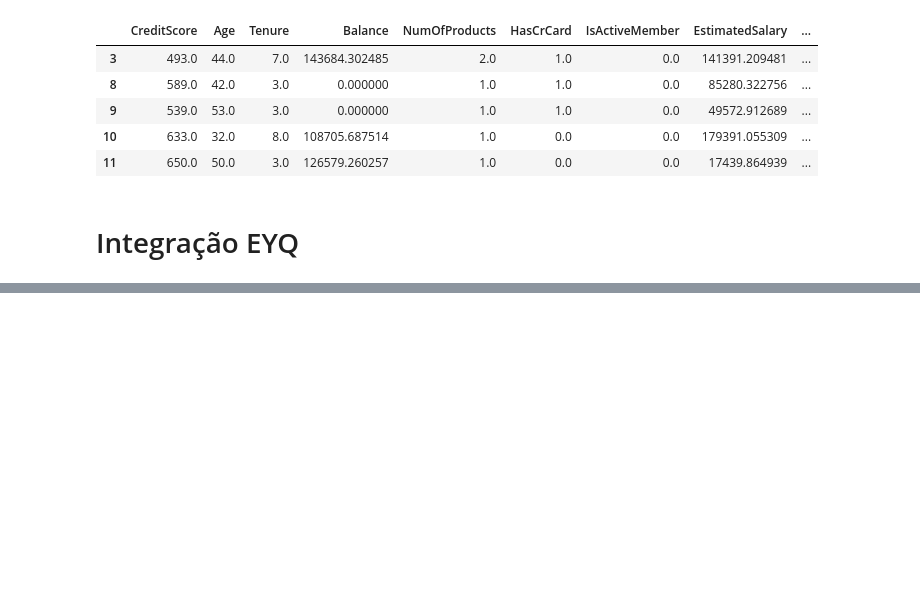
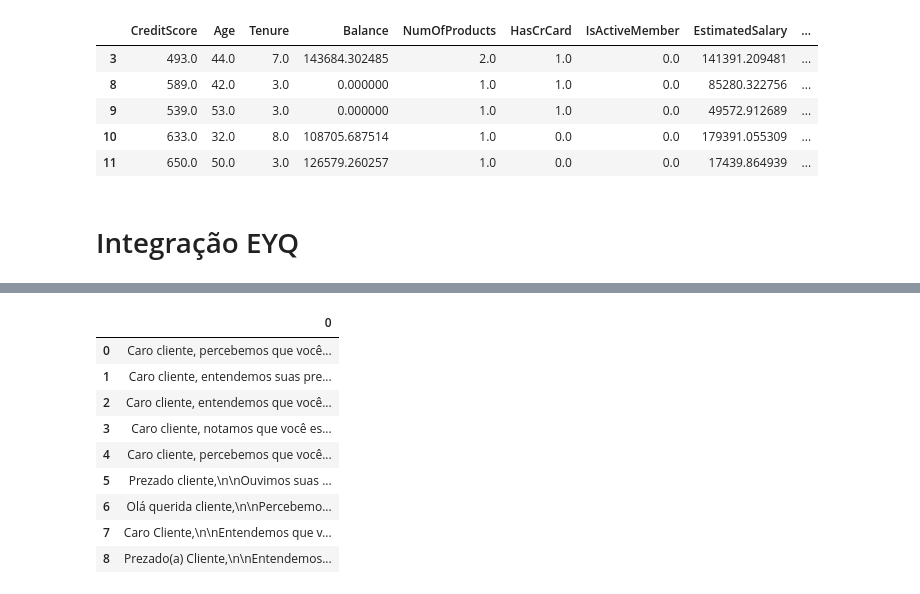
Before and after one commit to FredAlissonx/Grupo2DnA, a Jupyter notebook: machine-learning/prod.ipynb, the cells around one changed output, grey strips where cells are left out. Cells and saved outputs as stored; diff of their text form; code cells hidden in the pictures; blank space fills up the shorter version.

```diff
--- a/machine-learning/prod.ipynb
+++ b/machine-learning/prod.ipynb
@@ -256,0 +259,8 @@ JSONDecodeError: Expecting value: line 1 column 1 (char 0)
+# %%
+# Gerando mensagem para os clientes que foram identificados como possíveis churn
+mensagens = []
+for i in range(1, 10):
+    user = df_previsoes_positivas.iloc[i]
+    mensagem = chat(f"Personalize uma mensagem com até 10 linhas para o usuario com os seguintes dados: {user}")
+    print(mensagem)
+    mensagens.append(mensagem)
@@ -256,0 +285,14 @@ JSONDecodeError: Expecting value: line 1 column 1 (char 0)
+# %%
+df_mensagens = pd.DataFrame(mensagens)
+df_mensagens.head(10)
+# %% [output]
+|  | 0 |
+| 0 | Caro cliente, percebemos que você... |
+| 1 | Caro cliente, entendemos suas pre... |
+| 2 | Caro cliente, entendemos que você... |
+| 3 | Caro cliente, notamos que você es... |
+| 4 | Caro cliente, percebemos que você... |
+| 5 | Prezado cliente,\n\nOuvimos suas ... |
+| 6 | Olá querida cliente,\n\nPercebemo... |
+| 7 | Caro Cliente,\n\nEntendemos que v... |
+| 8 | Prezado(a) Cliente,\n\nEntendemos... |
```
Also changed, not shown: parts of 5 cells of this notebook, 2 other files.
